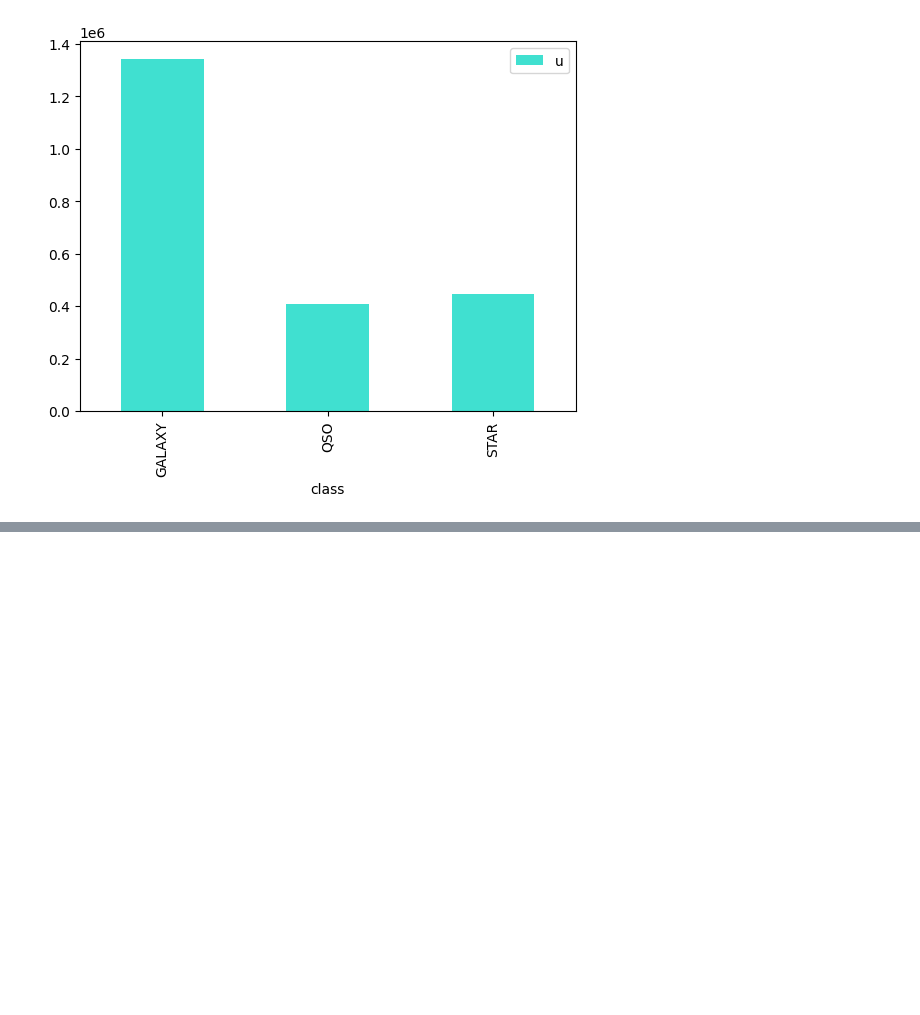
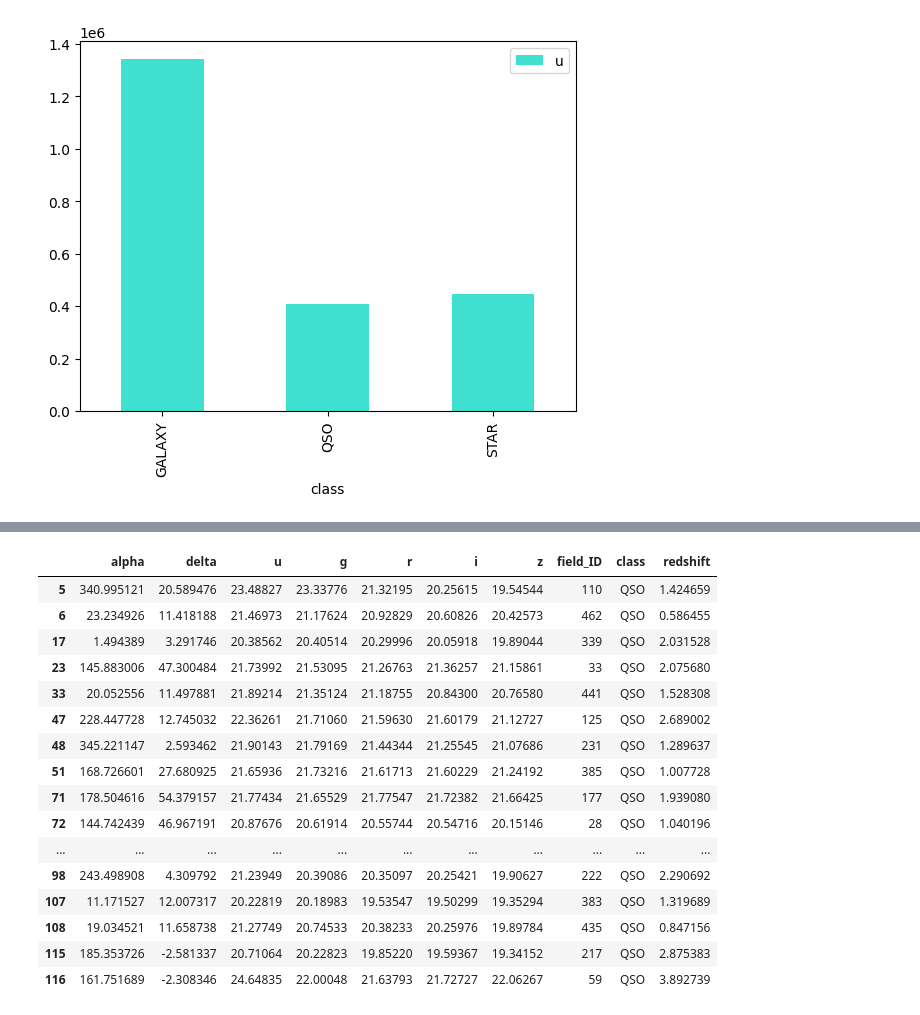
Before and after one commit to januaryeve/Stellar_Classification, a Jupyter notebook: Stellar_Classification_Code.ipynb, the cells around one changed output, grey strips where cells are left out. Drawn from its saved outputs; the diff is of its cells as text; code cells hidden in the pictures; blank space fills up the shorter version.

```diff
--- a/Stellar_Classification_Code.ipynb
+++ b/Stellar_Classification_Code.ipynb
@@ -77,0 +127,28 @@ plt.show()
+# %%
+#dropping galaxies and stars from the set
+
+
+
+df.drop(df.loc[df['class']==str('GALAXY')].index, inplace=True)
+df.drop(df.loc[df['class']==str('STAR')].index, inplace=True)
+
+
+df.head(20)
+# %% [output]
+|  | alpha | delta | u | g | r | i | z | field_ID | class | redshift |
+| 5 | 340.995121 | 20.589476 | 23.48827 | 23.33776 | 21.32195 | 20.25615 | 19.54544 | 110 | QSO | 1.424659 |
+| 6 | 23.234926 | 11.418188 | 21.46973 | 21.17624 | 20.92829 | 20.60826 | 20.42573 | 462 | QSO | 0.586455 |
+| 17 | 1.494389 | 3.291746 | 20.38562 | 20.40514 | 20.29996 | 20.05918 | 19.89044 | 339 | QSO | 2.031528 |
+| 23 | 145.883006 | 47.300484 | 21.73992 | 21.53095 | 21.26763 | 21.36257 | 21.15861 | 33 | QSO | 2.075680 |
+| 33 | 20.052556 | 11.497881 | 21.89214 | 21.35124 | 21.18755 | 20.84300 | 20.76580 | 441 | QSO | 1.528308 |
+| 47 | 228.447728 | 12.745032 | 22.36261 | 21.71060 | 21.59630 | 21.60179 | 21.12727 | 125 | QSO | 2.689002 |
+| 48 | 345.221147 | 2.593462 | 21.90143 | 21.79169 | 21.44344 | 21.25545 | 21.07686 | 231 | QSO | 1.289637 |
+| 51 | 168.726601 | 27.680925 | 21.65936 | 21.73216 | 21.61713 | 21.60229 | 21.24192 | 385 | QSO | 1.007728 |
+| 71 | 178.504616 | 54.379157 | 21.77434 | 21.65529 | 21.77547 | 21.72382 | 21.66425 | 177 | QSO | 1.939080 |
+| 72 | 144.742439 | 46.967191 | 20.87676 | 20.61914 | 20.55744 | 20.54716 | 20.15146 | 28 | QSO | 1.040196 |
+| ... | ... | ... | ... | ... | ... | ... | ... | ... | ... | ... |
+| 98 | 243.498908 | 4.309792 | 21.23949 | 20.39086 | 20.35097 | 20.25421 | 19.90627 | 222 | QSO | 2.290692 |
+| 107 | 11.171527 | 12.007317 | 20.22819 | 20.18983 | 19.53547 | 19.50299 | 19.35294 | 383 | QSO | 1.319689 |
+| 108 | 19.034521 | 11.658738 | 21.27749 | 20.74533 | 20.38233 | 20.25976 | 19.89784 | 435 | QSO | 0.847156 |
+| 115 | 185.353726 | -2.581337 | 20.71064 | 20.22823 | 19.85220 | 19.59367 | 19.34152 | 217 | QSO | 2.875383 |
+| 116 | 161.751689 | -2.308346 | 24.64835 | 22.00048 | 21.63793 | 21.72727 | 22.06267 | 59 | QSO | 3.892739 |
```
Also changed, not shown: parts of 10 cells of this notebook.
